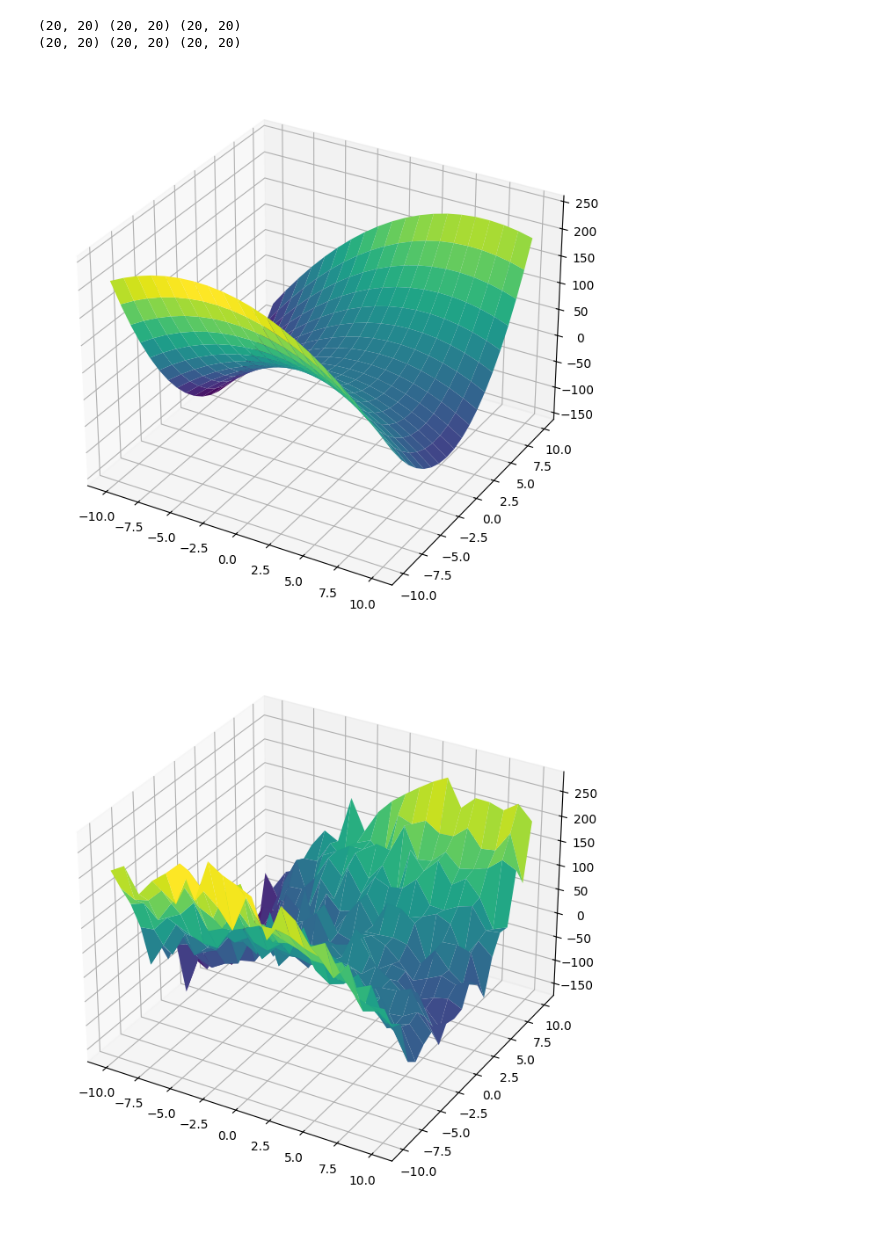
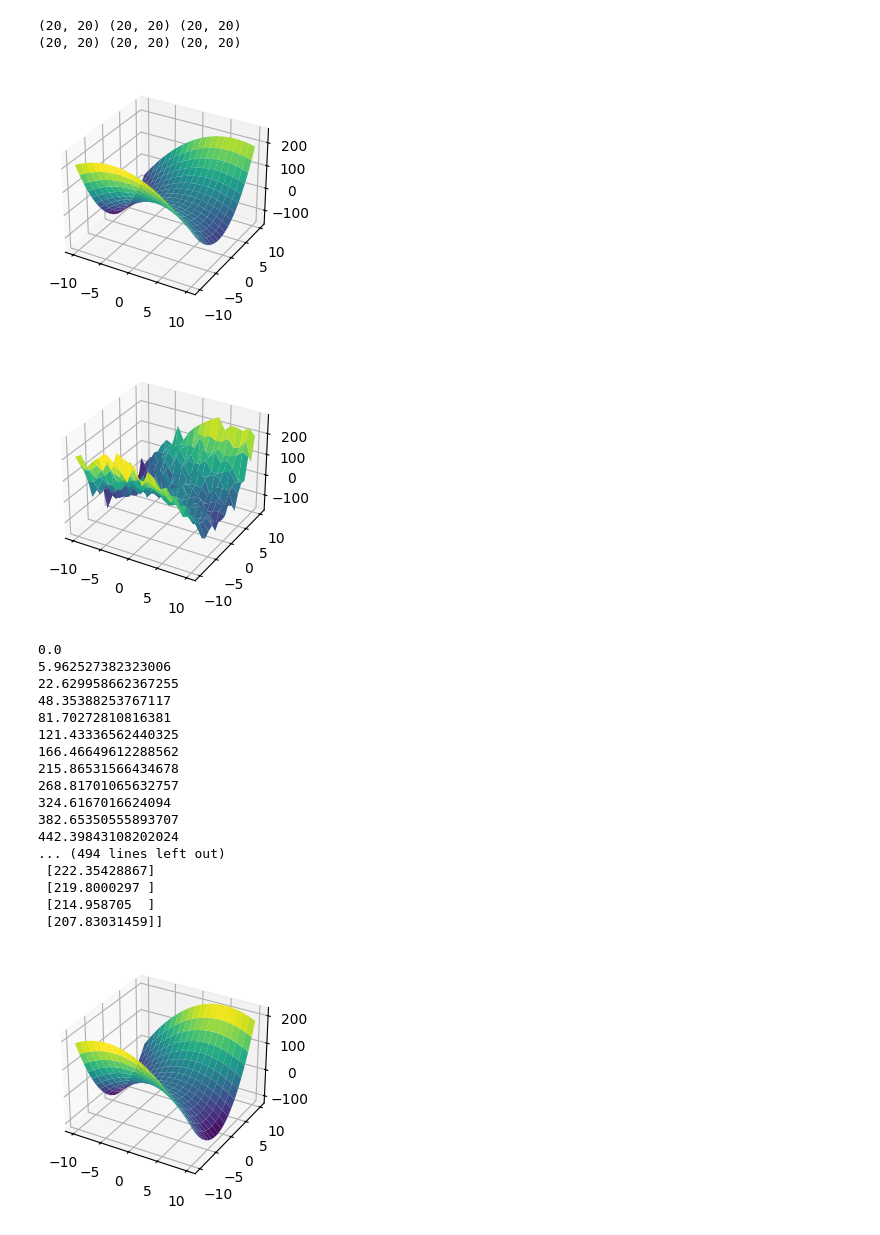
Before and after one commit to ha5804/flask_project, a Jupyter notebook: gradient_des.ipynb, the cells around one changed output. Saved outputs shown, nothing was run; the diff lists cells and outputs as text; code cells hidden in the pictures.

Commit message:
plot surface

```diff
--- a/gradient_des.ipynb
+++ b/gradient_des.ipynb
@@ -45,18 +45,82 @@ print(x_noisy.shape, y_noisy.shape, z_noisy.shape)
 # %%
 class MyPlot:
     def __init__(self):
-        self.figsize = (8,8)
+        self.figsize = (3,3)
 
     def plot_surface(self, x, y, z):
         fig = plt.figure(figsize = self.figsize)
         ax = fig.add_subplot(projection = '3d')
         surf = ax.plot_surface(x, y, z, cmap = 'viridis')
         plt.show()
         pass
 
 plot = MyPlot()
 plot.plot_surface(x_clean, y_clean, z_clean)
 plot.plot_surface(x_noisy, y_noisy, z_noisy)
 # %% [output]
-[figure, old version]
+[figure, new version]
-[figure, old version]
+[figure, new version]
+# %%
+class MyModel:
+    def __init__(self):
+        self.lr = 0.00001
+        self.w = np.zeros((6,1))
+        self.feature = None
+
+    def get_feature(self, x, y):
+        x = x.reshape(400,1)
+        y = y.reshape(400,1)
+        self.feature = np.column_stack([np.ones((x.shape[0], 1)), x, y , x*y, (x**2), (y**2)])
+
+    def predict(self):
+        z_hat = self.feature @ self.w
+        return z_hat
+
+    def cal_loss(self, z, z_hat):
+        z = z.reshape(400,1)
+
+        loss = (1 / (2 * len(z))) * ((z_hat - z).T @ (z_hat - z)) * (self.w.T @ self.w)
+        return loss.item()
+
+    def compute_grad(self, z):
+        I = np.eye(self.feature.shape[1])
+        z = z.reshape(400,1)
+        grad = (1 / self.feature.shape[0]) * (((self.feature.T @ self.feature) @ self.w) - self.feature.T @ z)
+
+        return grad
+
+    def update_weight(self, grad):
+        self.w -= self.lr * grad
+
+model = MyModel()
+model.get_feature(x_noisy, y_noisy)
+for i in range(500):
+    z_hat = model.predict()
+    loss = model.cal_loss(z_noisy, z_hat)
+    grad = model.compute_grad(z_noisy)
+    model.update_weight(grad)
+    print(loss)
+print(z_hat[0:10])
+# %% [output]
+0.0
+5.962527382323006
+22.629958662367255
+48.35388253767117
+81.70272810816381
+121.43336562440325
+166.46649612288562
+215.86531566434678
+268.81701065632757
+324.6167016624094
+382.65350555893707
+442.39843108202024
+... (494 lines left out)
+ [222.35428867]
+ [219.8000297 ]
+ [214.958705  ]
+ [207.83031459]]
+# %%
+z_hat = z_hat.reshape(20, 20)
+plot.plot_surface(x_noisy, y_noisy, z_hat)
+# %% [output]
+[figure, added]
```
